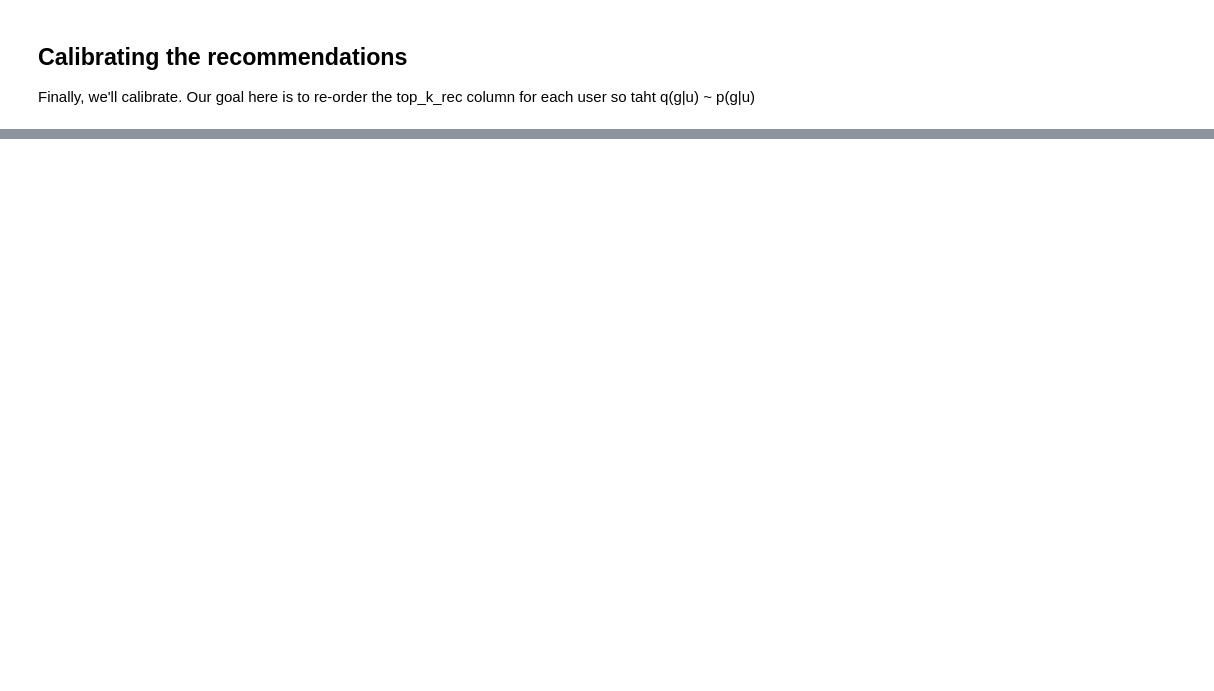
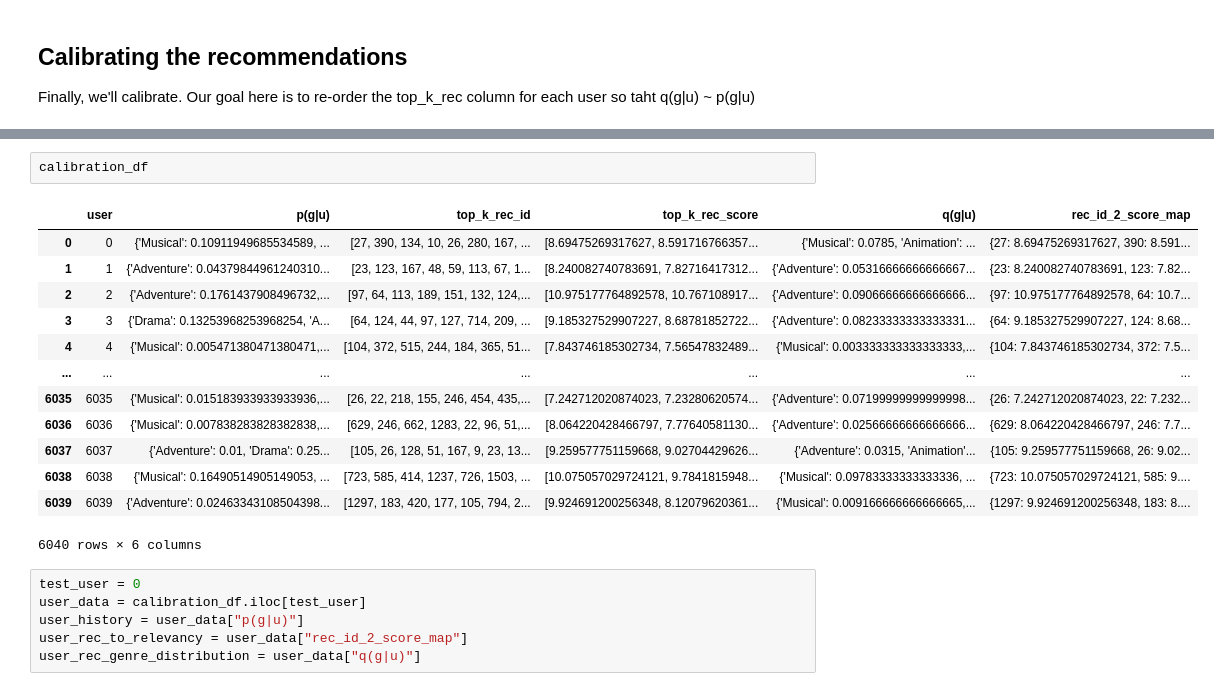
Before and after one commit to caiotda/calibrated-recommendations, a Jupyter notebook: static_calibration.ipynb, the cells around one changed output, grey strips where cells are left out. Drawn from its saved outputs; the diff is of its cells as text; blank space fills up the shorter version.

```diff
--- a/static_calibration.ipynb
+++ b/static_calibration.ipynb
@@ -362,0 +594,22 @@ Finally, we'll calibrate. Our goal here is to re-order the top_k_rec column for
+# %%
+calibration_df
+# %% [output]
+|  | user | p(g|u) | top_k_rec_id | top_k_rec_score | q(g|u) | rec_id_2_score_map |
+| 0 | 0 | {'Musical': 0.10911949685534589, ... | [27, 390, 134, 10, 26, 280, 167, ... | [8.69475269317627, 8.591716766357... | {'Musical': 0.0785, 'Animation': ... | {27: 8.69475269317627, 390: 8.591... |
+| 1 | 1 | {'Adventure': 0.04379844961240310... | [23, 123, 167, 48, 59, 113, 67, 1... | [8.240082740783691, 7.82716417312... | {'Adventure': 0.05316666666666667... | {23: 8.240082740783691, 123: 7.82... |
+| 2 | 2 | {'Adventure': 0.1761437908496732,... | [97, 64, 113, 189, 151, 132, 124,... | [10.975177764892578, 10.767108917... | {'Adventure': 0.09066666666666666... | {97: 10.975177764892578, 64: 10.7... |
+| 3 | 3 | {'Drama': 0.13253968253968254, 'A... | [64, 124, 44, 97, 127, 714, 209, ... | [9.185327529907227, 8.68781852722... | {'Adventure': 0.08233333333333331... | {64: 9.185327529907227, 124: 8.68... |
+| 4 | 4 | {'Musical': 0.005471380471380471,... | [104, 372, 515, 244, 184, 365, 51... | [7.843746185302734, 7.56547832489... | {'Musical': 0.003333333333333333,... | {104: 7.843746185302734, 372: 7.5... |
+| ... | ... | ... | ... | ... | ... | ... |
+| 6035 | 6035 | {'Musical': 0.015183933933933936,... | [26, 22, 218, 155, 246, 454, 435,... | [7.242712020874023, 7.23280620574... | {'Adventure': 0.07199999999999998... | {26: 7.242712020874023, 22: 7.232... |
+| 6036 | 6036 | {'Musical': 0.007838283828382838,... | [629, 246, 662, 1283, 22, 96, 51,... | [8.064220428466797, 7.77640581130... | {'Adventure': 0.02566666666666666... | {629: 8.064220428466797, 246: 7.7... |
+| 6037 | 6037 | {'Adventure': 0.01, 'Drama': 0.25... | [105, 26, 128, 51, 167, 9, 23, 13... | [9.259577751159668, 9.02704429626... | {'Adventure': 0.0315, 'Animation'... | {105: 9.259577751159668, 26: 9.02... |
+| 6038 | 6038 | {'Musical': 0.16490514905149053, ... | [723, 585, 414, 1237, 726, 1503, ... | [10.075057029724121, 9.7841815948... | {'Musical': 0.09783333333333336, ... | {723: 10.075057029724121, 585: 9.... |
+| 6039 | 6039 | {'Adventure': 0.02463343108504398... | [1297, 183, 420, 177, 105, 794, 2... | [9.924691200256348, 8.12079620361... | {'Musical': 0.009166666666666665,... | {1297: 9.924691200256348, 183: 8.... |
+6040 rows × 6 columns
+# %%
+test_user = 0
+user_data = calibration_df.iloc[test_user]
+user_history = user_data["p(g|u)"]
+user_rec_to_relevancy = user_data["rec_id_2_score_map"]
+user_rec_genre_distribution = user_data["q(g|u)"]
```
Also changed, not shown: parts of 40 cells of this notebook.
